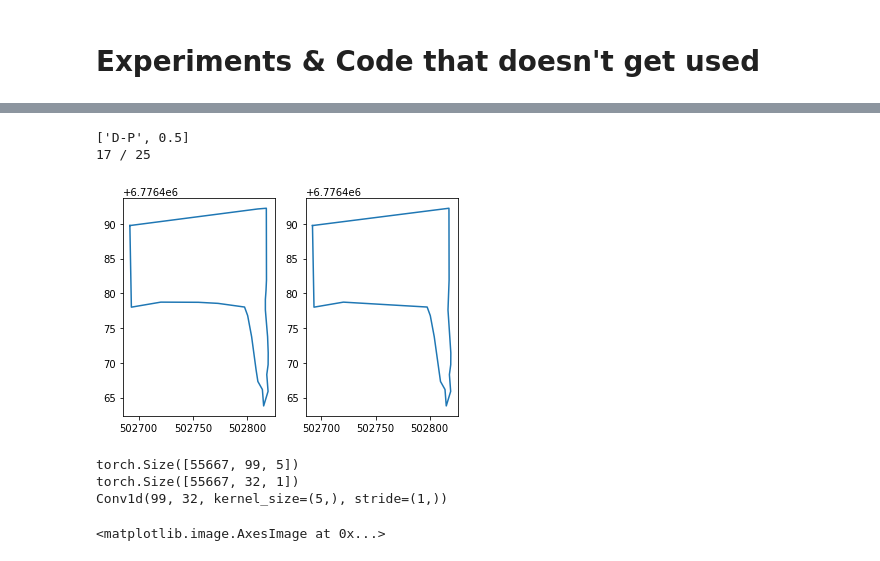
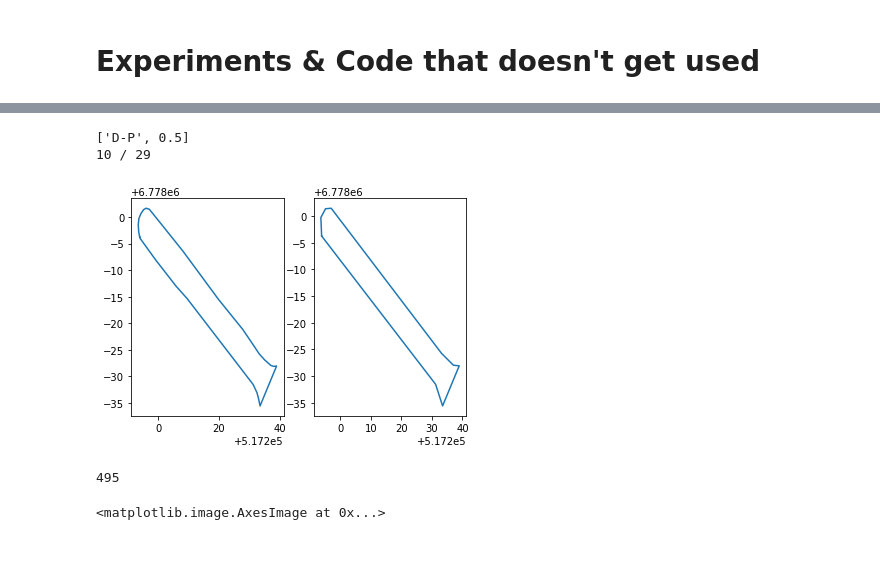
Before and after one commit to davemeijdam/map-generalization-thesis-2021, a Jupyter notebook: notebooks/Main.ipynb, the cells around one changed output, grey strips where cells are left out. Drawn from its saved outputs; the diff is of its cells as text; code cells hidden in the pictures.

```diff
--- a/notebooks/Main.ipynb
+++ b/notebooks/Main.ipynb
@@ -306,7 +377,7 @@ len(Polygons)
 results_list = []
 length_list = []
 Polygons_sample = random.sample(Polygons, 250000)
-scale_factor = ScaleFactor(Polygons_sample)
+scale_factor = scale_factor_calculation(Polygons_sample)
 print("Scale Factor done")
 
 
@@ -324,7 +395,6 @@ for element in length_list:
     results_dict = {}
     poly1 = geometry.Polygon(element[0])
     results = []
-    #grid = CreateGrid(element[0], dx, dy)
 
     for possibility in simplify_possibilities:
 
@@ -346,23 +416,6 @@ for element in length_list:
 
         if len(simplified_coordinates) >= 3:
             poly2 = geometry.Polygon(simplified_coordinates)
-            #length_deficit = (poly2.length - poly1.length) / poly1.length
-
-            # If the length deficit of the polygon is smaller(greater) than the provided MAX_LENGTH_DEFICIT,
-            # the score gets saved
-            #if length_deficit > MAX_LENGTH_DEFICIT:
-
-            #if length_deficit == 0:
-            #    score = ScoreFormula(len(element[0]), len(simplified_coordinates), process_time)
-            #    results.append(score)
-            #    continue
-
-            #try:
-            #    if CheckSameIntersections(element[0], simplified_coordinates, grid, ROUNDING) > MIN_INTERSECTIONS_PERC:
-            #        score = ScoreFormula(len(element[0]), len(simplified_coordinates), process_time)
-            #        results.append(score)
-            #except Exception:
-            #    continue
 
             if np.isnan(check_pixel_similarity(element[0], simplified_coordinates, 17)) == True:
                 results.append('Remove')
@@ -374,7 +427,9 @@ for element in length_list:
                 results.append(score)
 
 
-    results_dict['polygon'] = Add_Zero_Padding(Add_One_Hot(Normalize_Geometry(element[0], scale_factor)), len(length_list[0][0]))
+    results_dict['polygon'] = Add_Zero_Padding(element[0], len(length_list[0][0]))
+    #results_dict['polygon'] = Add_Zero_Padding(canonical_transformation(element[0], scale_factor), len(length_list[0][0]))
+
     if results[0] == 'Remove':
         results_dict['algorithm'] = len(simplify_possibilities)
 
@@ -395,7 +452,7 @@ pickle.dump( results_list, open( "/Users/davemeijdam/Documents/Data Science/Mast
 # %% [markdown]
 # Data Balancing
 # %%
-results_list = pickle.load( open( "/Users/davemeijdam/Documents/Data Science/Master/Master Thesis/Scripts/data/temp/results_list.p", "rb" ) )
+results_list = pickle.load( open( "/Users/davemeijdam/Documents/Data Science/Master/Master Thesis/Scripts/data/temp/results_list_NoNorm.p", "rb" ) )
 
 results_df = pd.DataFrame(results_list)
 
@@ -462,6 +519,8 @@ for element in results_list:
 X = np.array(X)
 y = np.array(y)
 y_onehot = to_categorical(y)
+
+X_train, X_test, y_train, y_test = train_test_split(X, y, test_size=0.1, random_state=42)
 # %% [markdown]
 # Data Stats
 # %%
@@ -989,50 +1057,43 @@ results_list
  {'index': 98, 'algorithm': 0},
  {'index': 99, 'algorithm': 0}]
 # %%
-RESULTS_INDEX = 23
+RESULTS_INDEX = 85
 
 algorithm = simplify_possibilities[results_list[RESULTS_INDEX]['algorithm']]
 print(algorithm)
 points = len(Polygons[results_list[RESULTS_INDEX]['index']])
 o_xs, o_ys = zip(*Polygons[results_list[RESULTS_INDEX]['index']])
 #geometry.Polygon(Polygons[results_list[RESULTS_INDEX]['index']])
 
 if algorithm[0] == 'D-P':
     simplified_poly = geometry.Polygon(simplify_coords(Polygons[results_list[RESULTS_INDEX]['index']], algorithm[1]))
     simplified_points = len(simplify_coords(Polygons[results_list[RESULTS_INDEX]['index']], algorithm[1]))
     s_xs, s_ys = zip(*simplify_coords(Polygons[results_list[RESULTS_INDEX]['index']], algorithm[1]))
 
 if algorithm[0] == 'V-W':
     simplified_poly = geometry.Polygon(simplify_coords_vw(Polygons[results_list[RESULTS_INDEX]['index']], algorithm[1]))
     simplified_points = len(simplify_coords_vw(Polygons[results_list[RESULTS_INDEX]['index']], algorithm[1]))
     s_xs, s_ys = zip(*simplify_coords_vw(Polygons[results_list[RESULTS_INDEX]['index']], algorithm[1]))
 
 print(str(simplified_points) + " / " + str(points))
 geometry.Polygon(Polygons[results_list[RESULTS_INDEX]['index']])
 simplified_poly
 
 plt.subplot(1, 2, 1)
 plt.plot(o_xs,o_ys)
 
 plt.subplot(1, 2, 2)
 plt.plot(s_xs,s_ys)
 
 plt.show()
 # %% [output]
 ['D-P', 0.5]
-17 / 25
+10 / 29
-[figure, old version]
+[figure, new version]
-# %%
-a = MNIST_Polygon(results_tensor).data
-m = nn.Conv1d(99, 32, 5)
-out = m(a)
-print(a.shape)
-print(out.size())
-print(m)
-# %% [output]
-torch.Size([55667, 99, 5])
-torch.Size([55667, 32, 1])
-Conv1d(99, 32, kernel_size=(5,), stride=(1,))
+# %%
+99*5
+# %% [output]
+495
 # %%
 plt.imshow(check_pixel_similarity(Polygons[4], Polygons[0], 20))
 # %% [output]
```
Also changed, not shown: parts of 18 cells of this notebook, 1 other file.
